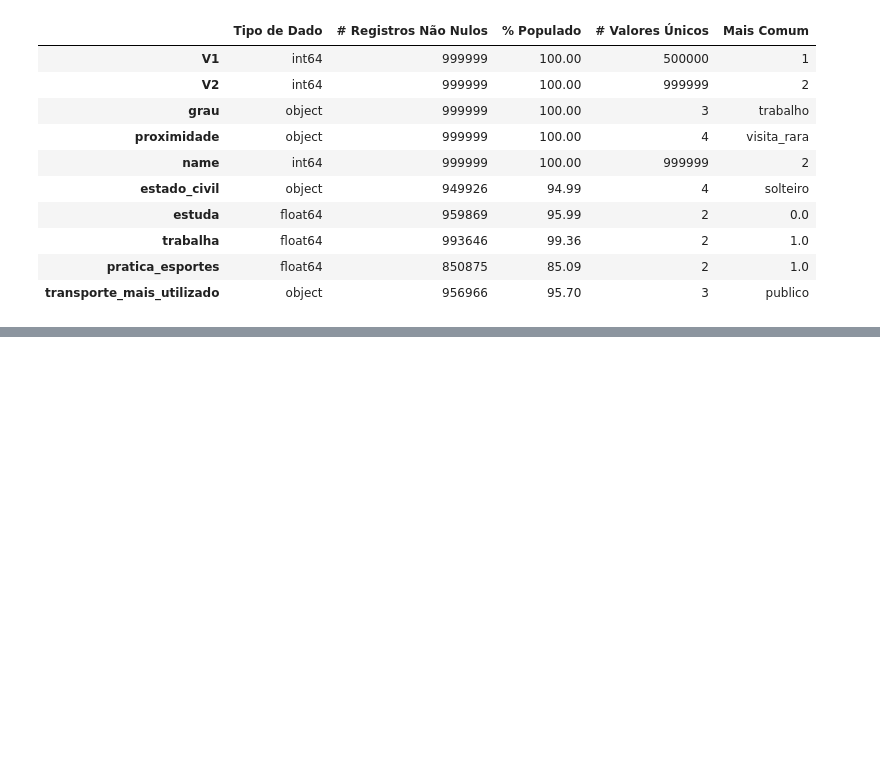
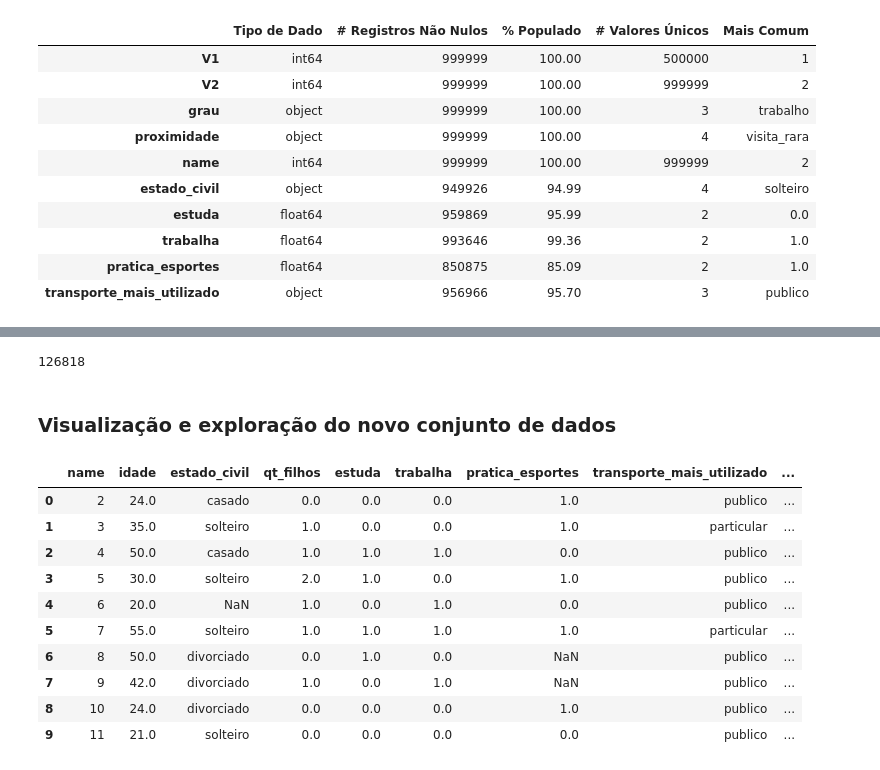
Before and after one commit to vitormarquesds/NEO, a Jupyter notebook: DQR.ipynb, the cells around one changed output, grey strips where cells are left out. Saved outputs shown, nothing was run; the diff lists cells and outputs as text; code cells hidden in the pictures; blank space fills up the shorter version.

```diff
--- a/DQR.ipynb
+++ b/DQR.ipynb
@@ -414,0 +451,20 @@ summary_cat3
+# %%
+df.IMC_categorizado.isna().sum()
+# %% [output]
+126818
+# %% [markdown]
+### Visualização e exploração do novo conjunto de dados
+# %%
+dataset.head(10)
+# %% [output]
+|  | name | idade | estado_civil | qt_filhos | estuda | trabalha | pratica_esportes | transporte_mais_utilizado | ... |
+| 0 | 2 | 24.0 | casado | 0.0 | 0.0 | 0.0 | 1.0 | publico | ... |
+| 1 | 3 | 35.0 | solteiro | 1.0 | 0.0 | 0.0 | 1.0 | particular | ... |
+| 2 | 4 | 50.0 | casado | 1.0 | 1.0 | 1.0 | 0.0 | publico | ... |
+| 3 | 5 | 30.0 | solteiro | 2.0 | 1.0 | 0.0 | 1.0 | publico | ... |
+| 4 | 6 | 20.0 | NaN | 1.0 | 0.0 | 1.0 | 0.0 | publico | ... |
+| 5 | 7 | 55.0 | solteiro | 1.0 | 1.0 | 1.0 | 1.0 | particular | ... |
+| 6 | 8 | 50.0 | divorciado | 0.0 | 1.0 | 0.0 | NaN | publico | ... |
+| 7 | 9 | 42.0 | divorciado | 1.0 | 0.0 | 1.0 | NaN | publico | ... |
+| 8 | 10 | 24.0 | divorciado | 0.0 | 0.0 | 0.0 | 1.0 | publico | ... |
+| 9 | 11 | 21.0 | solteiro | 0.0 | 0.0 | 0.0 | 0.0 | publico | ... |
```
Also changed, not shown: parts of 8 cells of this notebook, 1 other file.
